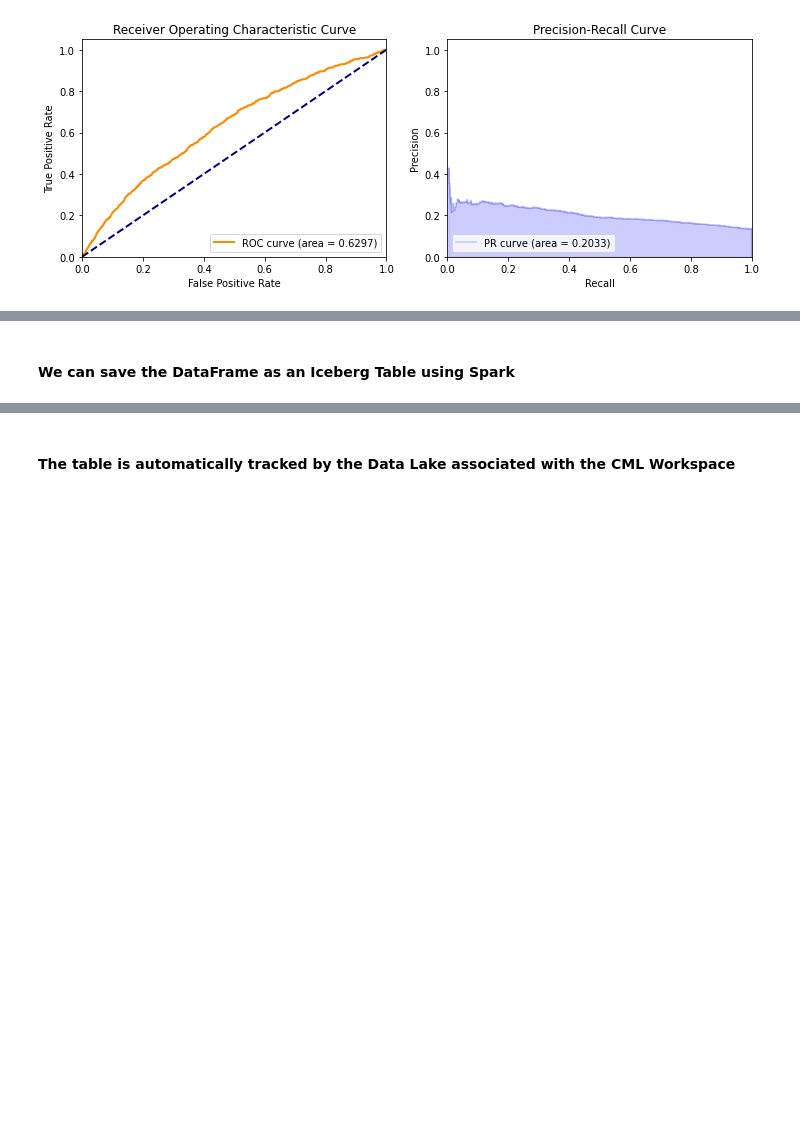
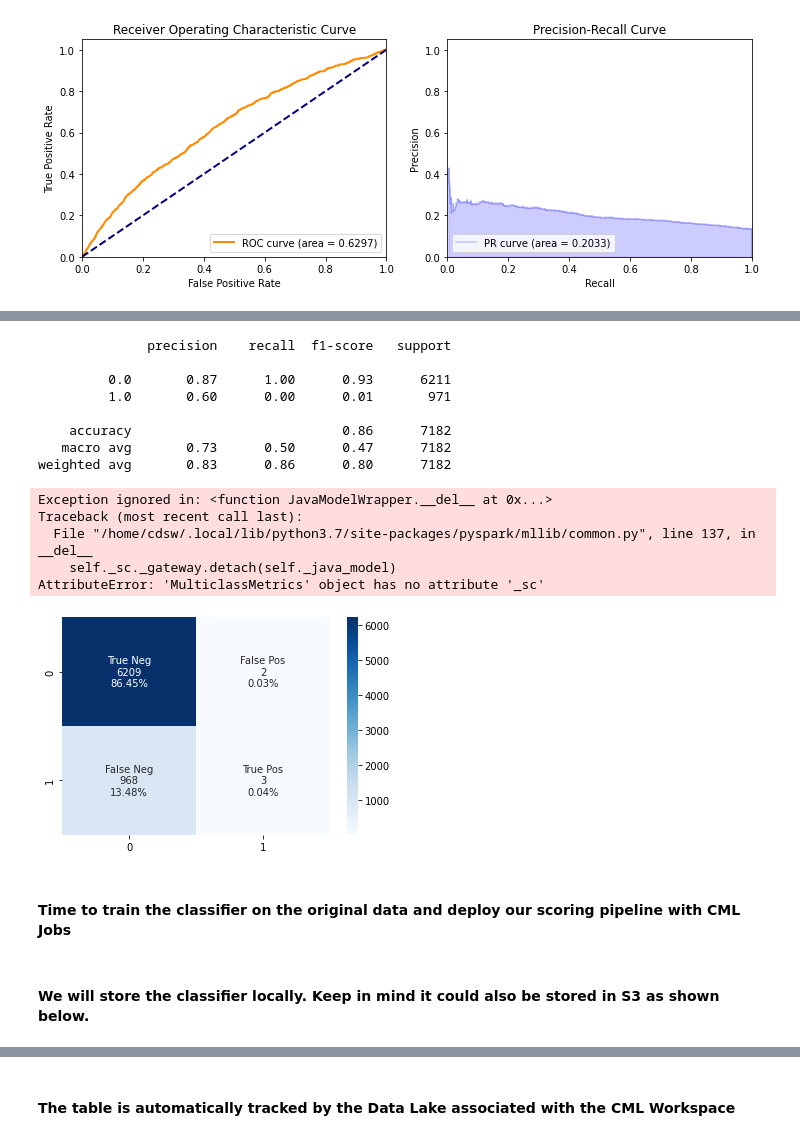
Before and after one commit to pdefusco/MLOps, a Jupyter notebook: ModelPrototypeRFC.ipynb, the cells around one changed output, grey strips where cells are left out. Cells and saved outputs as stored; diff of their text form; code cells hidden in the pictures; blank space fills up the shorter version.

Commit message:
committing updates to model baseline:

```diff
--- a/ModelPrototypeRFC.ipynb
+++ b/ModelPrototypeRFC.ipynb
@@ -37,7 +37,7 @@ spark = SparkSession.builder.master('local[*]')\
 #### Loading the data...
 # %%
 # Load and parse the data file, converting it to a DataFrame.
-df = spark.read.csv('data/LoanStats_2015_subset_071821.csv',
+df = spark.read.csv('data/LoanStats_2015_subset_120321.csv',
     header=True,
     sep=',',
     nullValue='NA')
@@ -149,9 +149,12 @@ def make_pipeline(spark_df):
 # %%
 pipelineModel = make_pipeline(train)
 # %%
-for c in test.columns:
-    test = test.withColumn(c, test[c].cast("float"))
+def cols_to_float(df):
+    for c in df.columns:
+        df = df.withColumn(c, df[c].cast("float"))
+    return df
 # %%
+test = cols_to_float(test)
 clf_out_df = pipelineModel.transform(test)
 # %%
 clf_out_df.select("label", "prediction").groupby('prediction').count().show()
@@ -186,5 +189,25 @@ plt.show()
 # %% [output]
 [figure]
 # %%
-# And get the confusion matrix for any threshold we want
-cm = bcm.print_confusion_matrix(.50)
+def get_confusion_matrix(spark_df):
+
+    input_data = spark_df.rdd.map(lambda x: (x["label"], x["prediction"], float(x["probability"][1])))
+    predictions = spark.createDataFrame(input_data, ["label", "prediction", "probability"])
+
+    y_true = predictions.select(['label']).collect()
+    y_pred = predictions.select(['prediction']).collect()
+
+    from sklearn.metrics import classification_report, confusion_matrix
+    print(classification_report(y_true, y_pred))
+    cf_matrix = confusion_matrix(y_true, y_pred, labels=None, sample_weight=None, normalize=None)
+
+    import seaborn as sns
+    group_names = ["True Neg","False Pos","False Neg","True Pos"]
+    group_counts = ["{0:0.0f}".format(value) for value in
+                    cf_matrix.flatten()]
+    group_percentages = ["{0:.2%}".format(value) for value in
+                         cf_matrix.flatten()/np.sum(cf_matrix)]
+    labels = [f"{v1}\n{v2}\n{v3}" for v1, v2, v3 in
+              zip(group_names,group_counts,group_percentages)]
+    labels = np.asarray(labels).reshape(2,2)
+    sns.heatmap(cf_matrix, annot=labels, fmt="", cmap='Blues')
@@ -198,2 +213,0 @@ plt.show()
-# %% [markdown]
-#### We can save the DataFrame as an Iceberg Table using Spark
@@ -202,0 +214,21 @@ sparkDF=spark.createDataFrame(circles)
+# %%
+get_confusion_matrix(clf_out_df)
+# %% [output]
+              precision    recall  f1-score   support
+
+         0.0       0.87      1.00      0.93      6211
+         1.0       0.60      0.00      0.01       971
+
+    accuracy                           0.86      7182
+   macro avg       0.73      0.50      0.47      7182
+weighted avg       0.83      0.86      0.80      7182
+Exception ignored in: <function JavaModelWrapper.__del__ at 0x...>
+Traceback (most recent call last):
+  File "/home/cdsw/.local/lib/python3.7/site-packages/pyspark/mllib/common.py", line 137, in __del__
+    self._sc._gateway.detach(self._java_model)
+AttributeError: 'MulticlassMetrics' object has no attribute '_sc'
+[figure, added]
+# %% [markdown]
+#### Time to train the classifier on the original data and deploy our scoring pipeline with CML Jobs
+# %% [markdown]
+#### We will store the classifier locally. Keep in mind it could also be stored in S3 as shown below.
```
Also changed, not shown: parts of 14 cells of this notebook, 8 other files.
